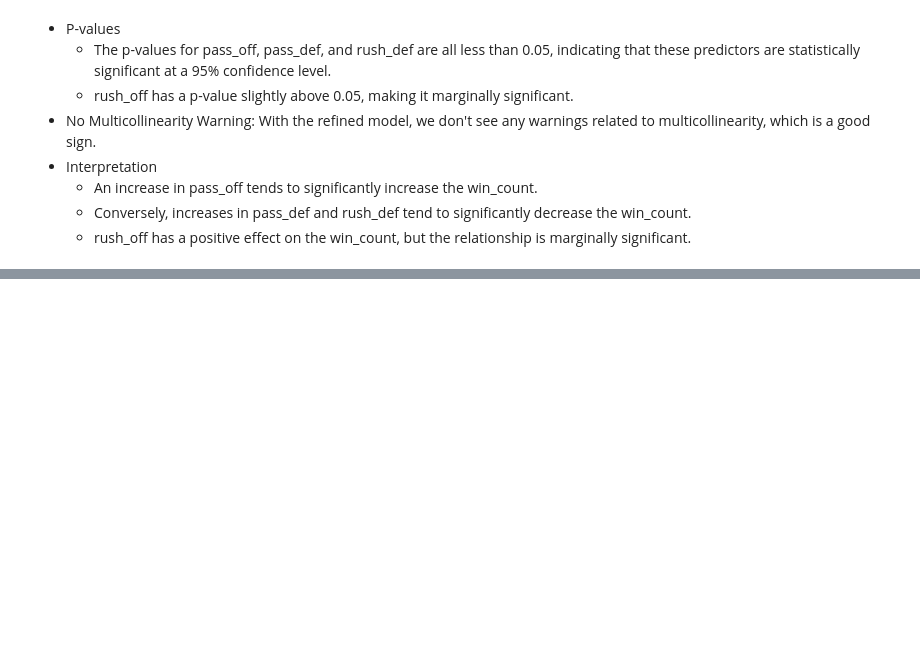
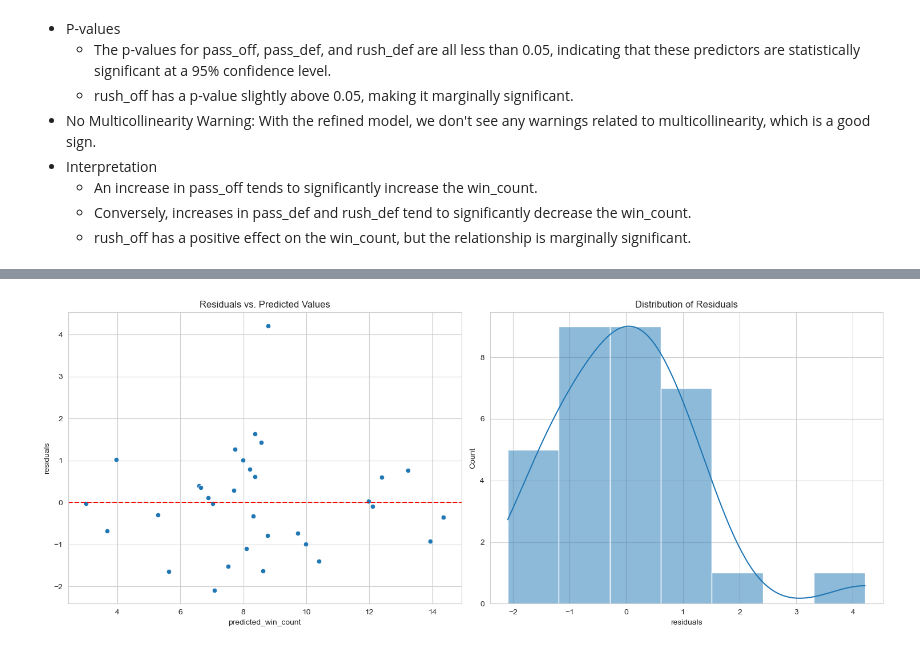
Before and after one commit to gbellamy512/projects, a Jupyter notebook: epa_eda.ipynb, the cells around one changed output, grey strips where cells are left out. Drawn from its saved outputs; the diff is of its cells as text; code cells hidden in the pictures; blank space fills up the shorter version.

```diff
--- a/epa_eda.ipynb
+++ b/epa_eda.ipynb
@@ -256,0 +283,21 @@ Notes:
+# %%
+# Calculate residuals and predicted values
+df['predicted_win_count'] = model_refined.predict(X_refined)
+df['residuals'] = df['win_count'] - df['predicted_win_count']
+
+# Set up the plotting environment
+fig, axes = plt.subplots(1, 2, figsize=(15, 6))
+
+# Residuals vs. Predicted values
+sns.scatterplot(data=df, x='predicted_win_count', y='residuals', ax=axes[0])
+axes[0].set_title('Residuals vs. Predicted Values')
+axes[0].axhline(y=0, color='r', linestyle='--')
+
+# Distribution of residuals
+sns.histplot(data=df, x='residuals', kde=True, ax=axes[1])
+axes[1].set_title('Distribution of Residuals')
+
+plt.tight_layout()
+plt.show()
+# %% [output]
+[figure, added]
```
Also changed, not shown: parts of 4 cells of this notebook.
